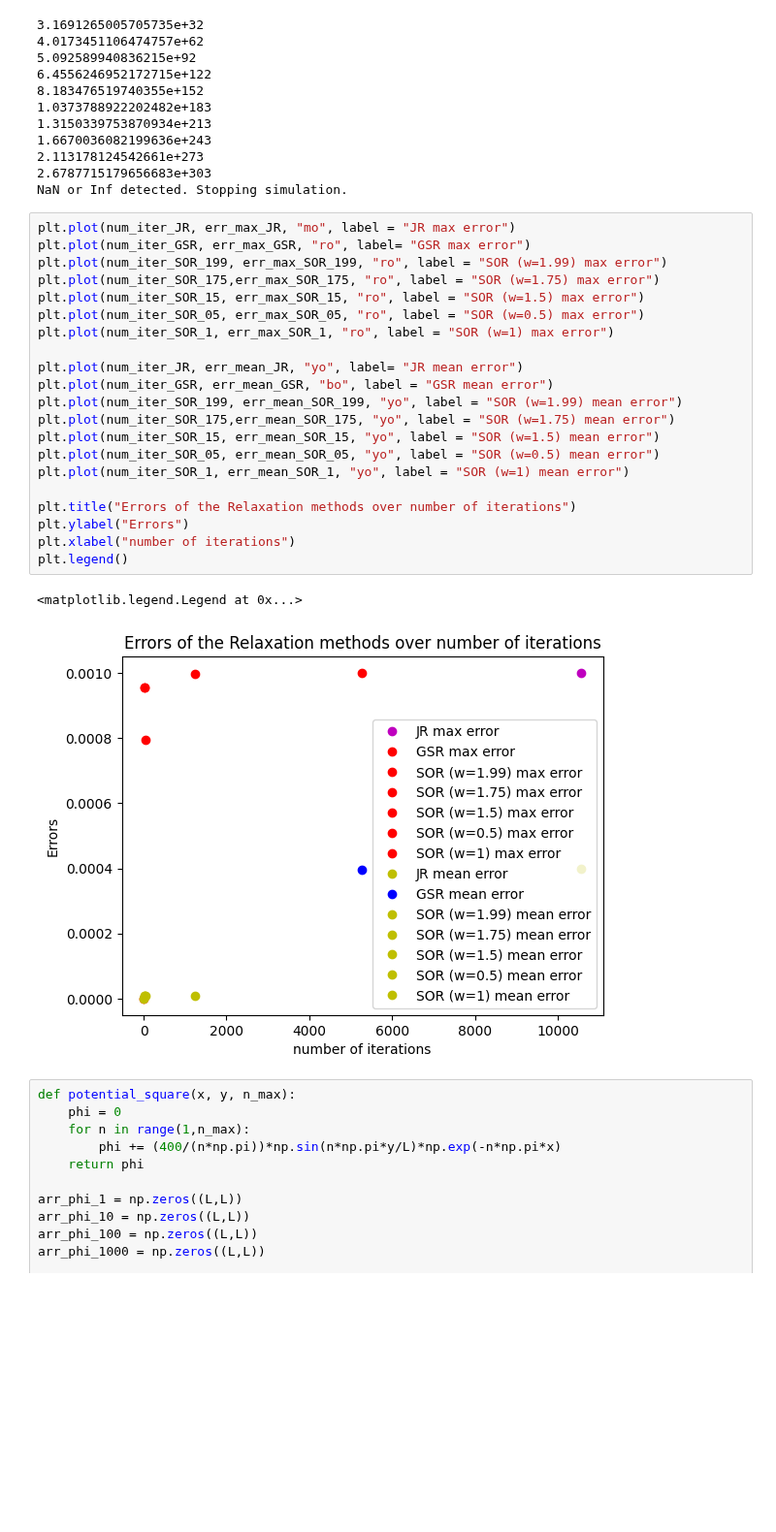
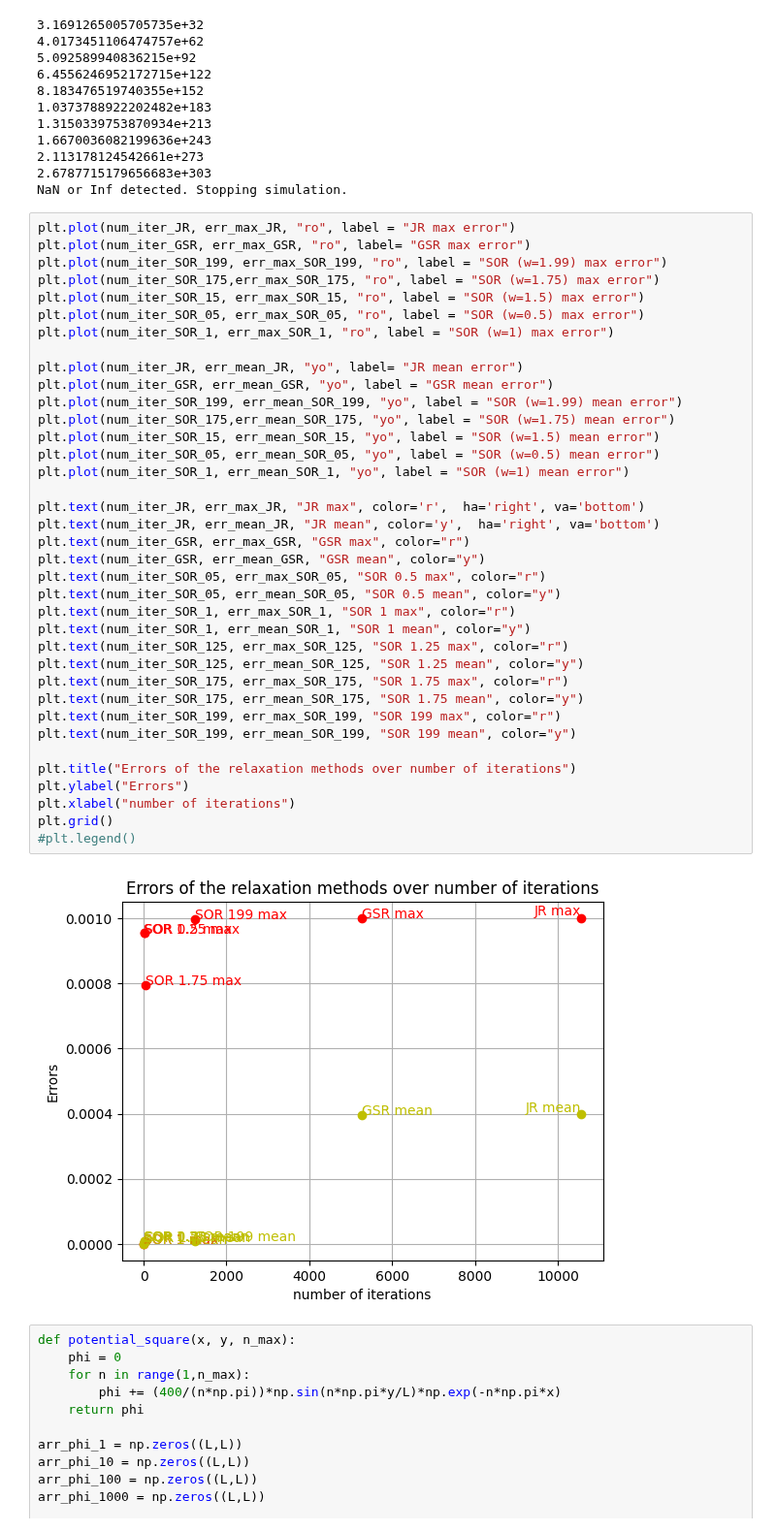
Before and after one commit to corinnawegner/Computational-physics, a Jupyter notebook: Project 4/Problem 1.ipynb, the cells around one changed output. Shown at 97% size. Drawn from its saved outputs; the diff is of its cells as text; blank space fills up the shorter version.

Commit message:
Plot Errors

```diff
--- a/Project 4/Problem 1.ipynb
+++ b/Project 4/Problem 1.ipynb
@@ -205,29 +205,44 @@ x_end_SOR_3, num_iter_SOR_3, err_max_SOR_3, err_mean_SOR_3 = SO_relaxation(A,b,
 2.6787715179656683e+303
 NaN or Inf detected. Stopping simulation.
 # %%
-plt.plot(num_iter_JR, err_max_JR, "mo", label = "JR max error")
+plt.plot(num_iter_JR, err_max_JR, "ro", label = "JR max error")
 plt.plot(num_iter_GSR, err_max_GSR, "ro", label= "GSR max error")
 plt.plot(num_iter_SOR_199, err_max_SOR_199, "ro", label = "SOR (w=1.99) max error")
 plt.plot(num_iter_SOR_175,err_max_SOR_175, "ro", label = "SOR (w=1.75) max error")
 plt.plot(num_iter_SOR_15, err_max_SOR_15, "ro", label = "SOR (w=1.5) max error")
 plt.plot(num_iter_SOR_05, err_max_SOR_05, "ro", label = "SOR (w=0.5) max error")
 plt.plot(num_iter_SOR_1, err_max_SOR_1, "ro", label = "SOR (w=1) max error")
 
 plt.plot(num_iter_JR, err_mean_JR, "yo", label= "JR mean error")
-plt.plot(num_iter_GSR, err_mean_GSR, "bo", label = "GSR mean error")
+plt.plot(num_iter_GSR, err_mean_GSR, "yo", label = "GSR mean error")
 plt.plot(num_iter_SOR_199, err_mean_SOR_199, "yo", label = "SOR (w=1.99) mean error")
 plt.plot(num_iter_SOR_175,err_mean_SOR_175, "yo", label = "SOR (w=1.75) mean error")
 plt.plot(num_iter_SOR_15, err_mean_SOR_15, "yo", label = "SOR (w=1.5) mean error")
 plt.plot(num_iter_SOR_05, err_mean_SOR_05, "yo", label = "SOR (w=0.5) mean error")
 plt.plot(num_iter_SOR_1, err_mean_SOR_1, "yo", label = "SOR (w=1) mean error")
 
-plt.title("Errors of the Relaxation methods over number of iterations")
+plt.text(num_iter_JR, err_max_JR, "JR max", color='r',  ha='right', va='bottom')
+plt.text(num_iter_JR, err_mean_JR, "JR mean", color='y',  ha='right', va='bottom')
+plt.text(num_iter_GSR, err_max_GSR, "GSR max", color="r")
+plt.text(num_iter_GSR, err_mean_GSR, "GSR mean", color="y")
+plt.text(num_iter_SOR_05, err_max_SOR_05, "SOR 0.5 max", color="r")
+plt.text(num_iter_SOR_05, err_mean_SOR_05, "SOR 0.5 mean", color="y")
+plt.text(num_iter_SOR_1, err_max_SOR_1, "SOR 1 max", color="r")
+plt.text(num_iter_SOR_1, err_mean_SOR_1, "SOR 1 mean", color="y")
+plt.text(num_iter_SOR_125, err_max_SOR_125, "SOR 1.25 max", color="r")
+plt.text(num_iter_SOR_125, err_mean_SOR_125, "SOR 1.25 mean", color="y")
+plt.text(num_iter_SOR_175, err_max_SOR_175, "SOR 1.75 max", color="r")
+plt.text(num_iter_SOR_175, err_mean_SOR_175, "SOR 1.75 mean", color="y")
+plt.text(num_iter_SOR_199, err_max_SOR_199, "SOR 199 max", color="r")
+plt.text(num_iter_SOR_199, err_mean_SOR_199, "SOR 199 mean", color="y")
+
+plt.title("Errors of the relaxation methods over number of iterations")
 plt.ylabel("Errors")
 plt.xlabel("number of iterations")
-plt.legend()
+plt.grid()
+#plt.legend()
 # %% [output]
-<matplotlib.legend.Legend at 0x...>
-[figure, old version]
+[figure, new version]
 # %%
 def potential_square(x, y, n_max):
     phi = 0
```
